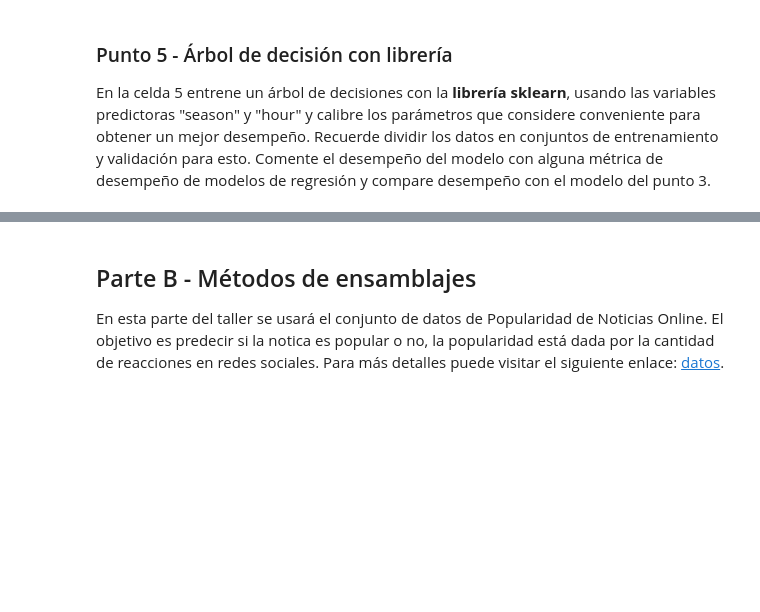
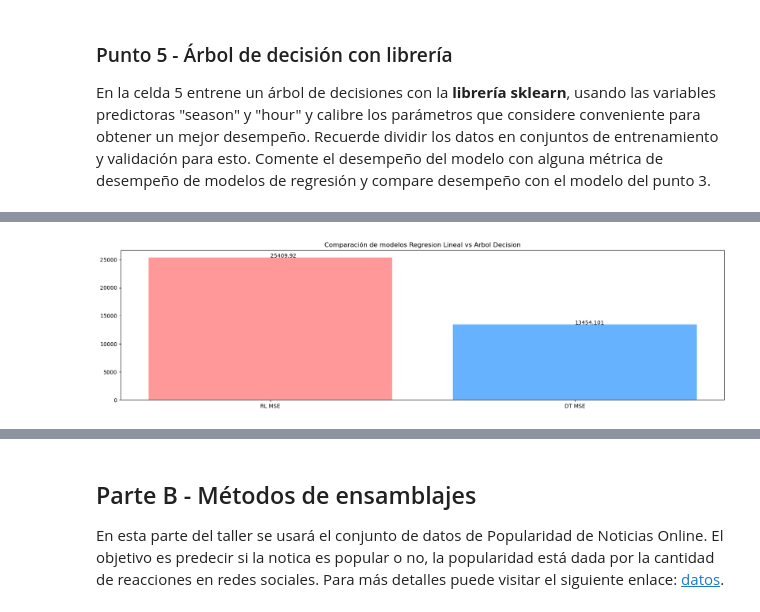
Before and after one commit to anfisbena/MIAD_NLP_2024, a Jupyter notebook: Semana 1/S1TC1_arboles_ensamblajes.ipynb, the cells around one changed output, grey strips where cells are left out. Drawn from its saved outputs; the diff is of its cells as text; code cells hidden in the pictures; blank space fills up the shorter version.

```diff
--- a/Semana 1/S1TC1_arboles_ensamblajes.ipynb
+++ b/Semana 1/S1TC1_arboles_ensamblajes.ipynb
@@ -218,0 +394,9 @@ En la celda 5 entrene un árbol de decisiones con la **librería sklearn**, usan
+# %%
+model=DecisionTreeRegressor(max_depth=11,max_features='sqrt',min_samples_leaf=1,min_samples_split=13,random_state=42)
+model.fit(XTrain,yTrain)
+prediction=model.predict(XTest)
+
+DT_MSE=mean_squared_error(yTest,prediction)
+DT_r2=r2_score(yTest,prediction)
+
+print(f'MSE:{DT_MSE}',f'R^2:{DT_r2}')
@@ -218,0 +409,16 @@ En la celda 5 entrene un árbol de decisiones con la **librería sklearn**, usan
+# %%
+colors = ['#FF9999', '#66B2FF']
+fig, ax = plt.subplots(1, 1, figsize=(20, 5))  # Cambio aquí a 1, 1
+ax.set_title("Comparación de modelos Regresion Lineal vs Arbol Decision")
+ejeX = ['RL MSE','DT MSE']
+ejeY = [round(RL_MSE,3),round(DT_MSE,3)]
+ax.bar(ejeX, ejeY, color=colors)
+
+def addlabels(x, y, plotP):
+    for i in range(len(x)):
+        plotP.text(i, y[i], y[i])
+
+addlabels(ejeX, ejeY, ax)
+plt.show()
+# %% [output]
+[figure, added]
```
Also changed, not shown: parts of 28 cells of this notebook, 1 other file.
